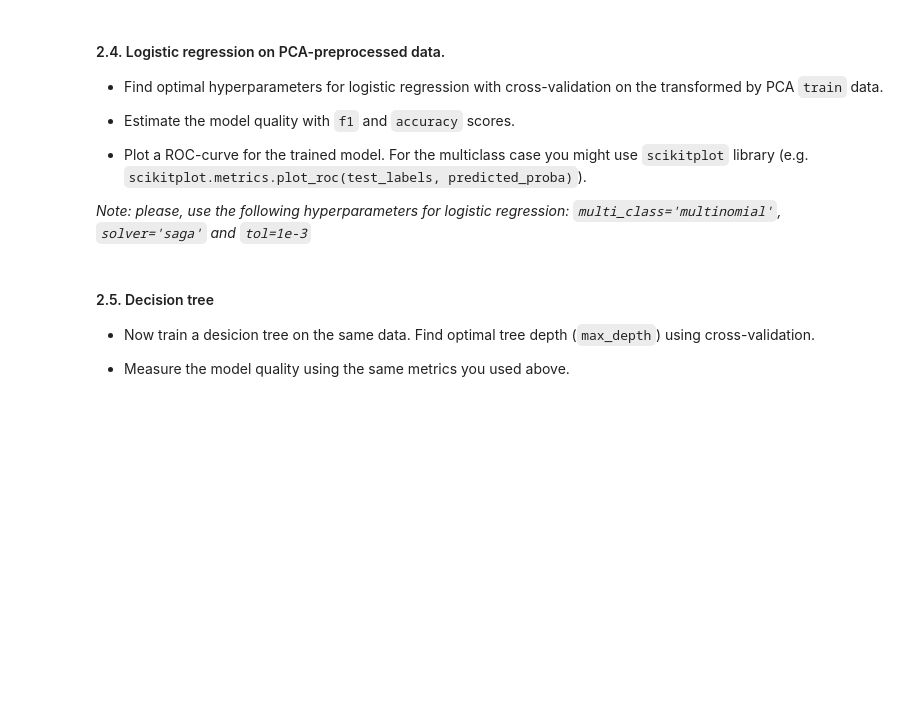
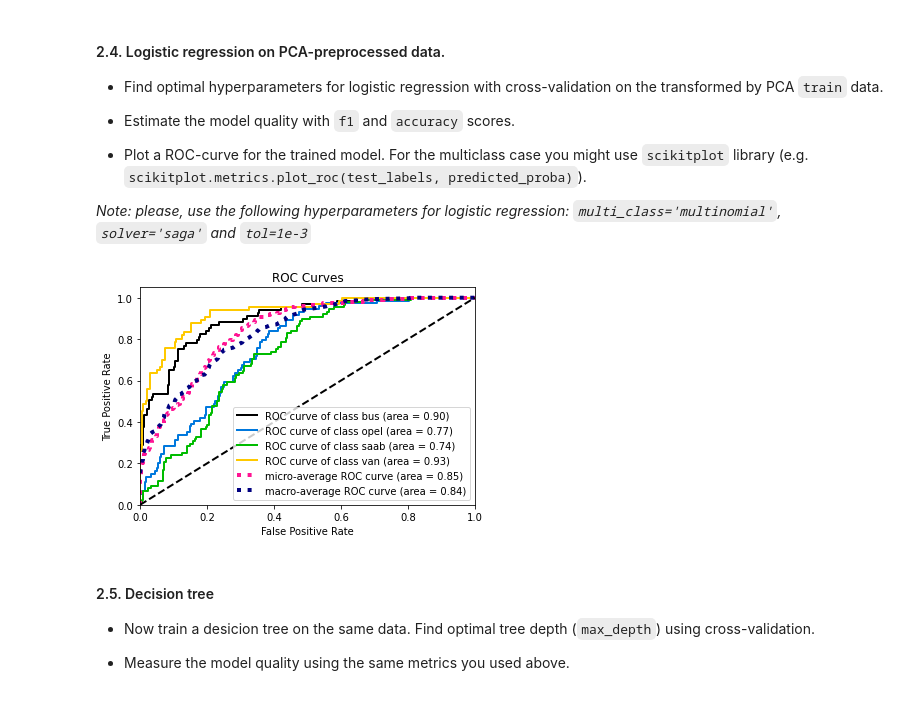
Before and after one commit to GreenSeed/ml-mipt, a Jupyter notebook: homeworks_basic/Lab1_ML_pipeline_and_SVM/Lab1_part2_ml_pipeline.ipynb, the cells around one changed output. Cells and saved outputs as stored; diff of their text form; code cells hidden in the pictures; blank space fills up the shorter version.

```diff
--- a/homeworks_basic/Lab1_ML_pipeline_and_SVM/Lab1_part2_ml_pipeline.ipynb
+++ b/homeworks_basic/Lab1_ML_pipeline_and_SVM/Lab1_part2_ml_pipeline.ipynb
@@ -139,3 +163,11 @@ plt.scatter(X_train_norm_np[0],y_train)
+# %%
+#выбираем 17 компонент, тк в этот момент происходит скачок и оставшийся хвост можно не учитывать
+#нормализовать данные не надо
+from sklearn.decomposition import PCA
+pca = PCA(n_components=17)
+X_train_pca_ = pca.fit_transform(X_train)
+X_test_pca_ = pca.fit_transform(X_test)
+### YOUR CODE HERE
 # %% [markdown]
 **Note: From this point `sklearn` [Pipeline](https://scikit-learn.org/stable/modules/compose.html) might be useful to perform transformations on the data. Refer to the [docs](https://scikit-learn.org/stable/modules/generated/sklearn.pipeline.Pipeline.html) for more information.**
 # %% [markdown]
@@ -151,3 +181,27 @@ plt.scatter(X_train_norm_np[0],y_train)
+# %%
+from sklearn.pipeline import make_pipeline
+from sklearn.preprocessing import MinMaxScaler
+from sklearn.linear_model import LogisticRegressionCV
+from sklearn.metrics import accuracy_score,f1_score
+pipe = make_pipeline(
+    MinMaxScaler(),
+    LogisticRegressionCV(cv=20,multi_class='multinomial',solver='saga',tol=1e-3,max_iter=500),
+
+)
+pipe.fit(X_train_pca_,y_train)
+y_predict = pipe.predict(X_test_pca_)
+y_predict_proba = pipe.predict_proba(X_test_pca_)
+
+from sklearn.metrics import accuracy_score,f1_score
+accuracy = accuracy_score(y_test,y_predict)
+print(accuracy)
+f1_score = f1_score(y_test,y_predict,average="weighted")
+print(f1_score)
+from scikitplot.metrics import plot_roc_curve
+roc_ = plot_roc_curve(y_test,y_predict_proba)
+### YOUR CODE HERE
+# %% [output]
+[figure, added]
 # %% [markdown]
 #### 2.5. Decision tree
 * Now train a desicion tree on the same data. Find optimal tree depth (`max_depth`) using cross-validation.
```
Also changed, not shown: parts of 13 cells of this notebook.
